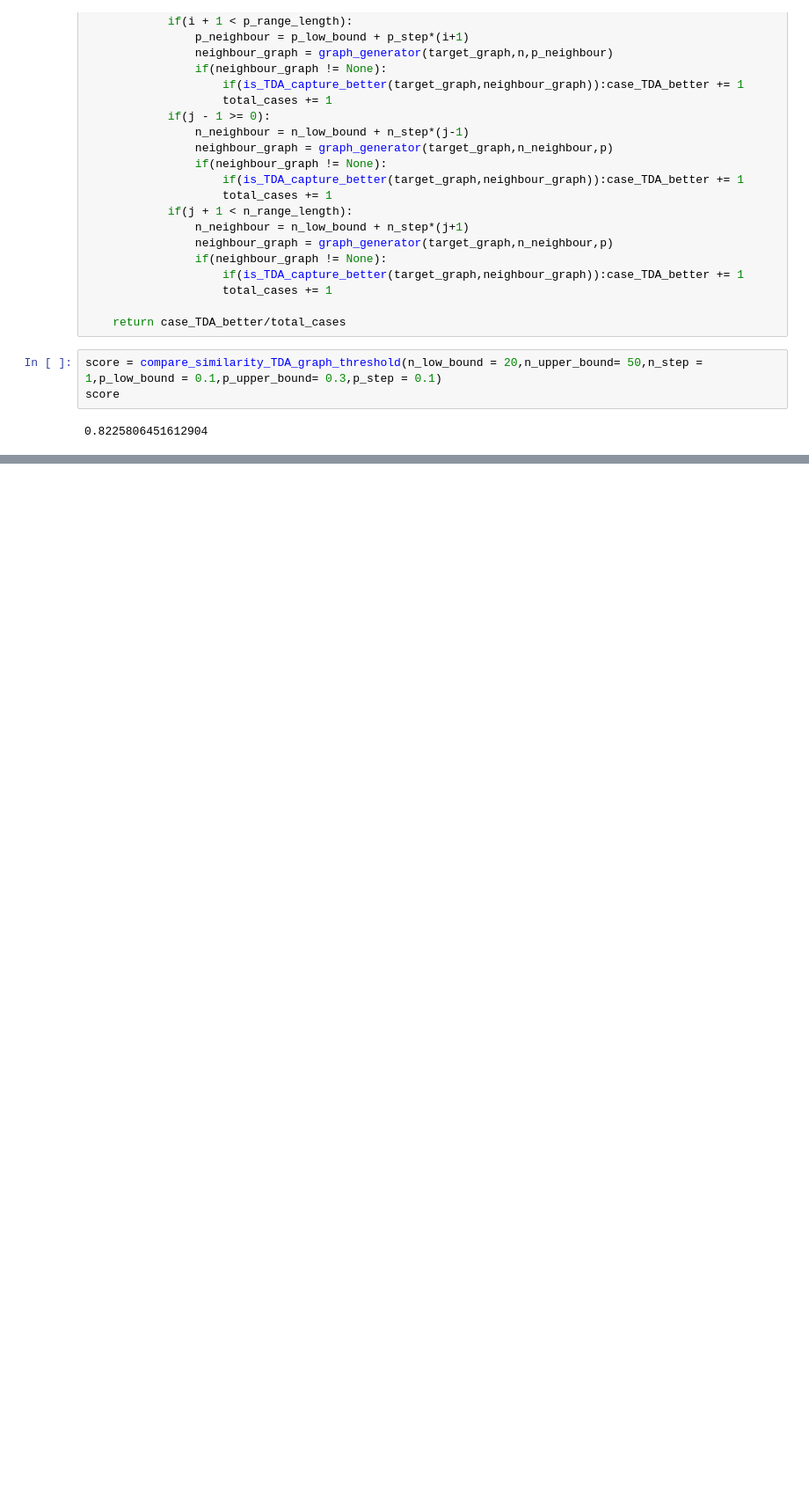
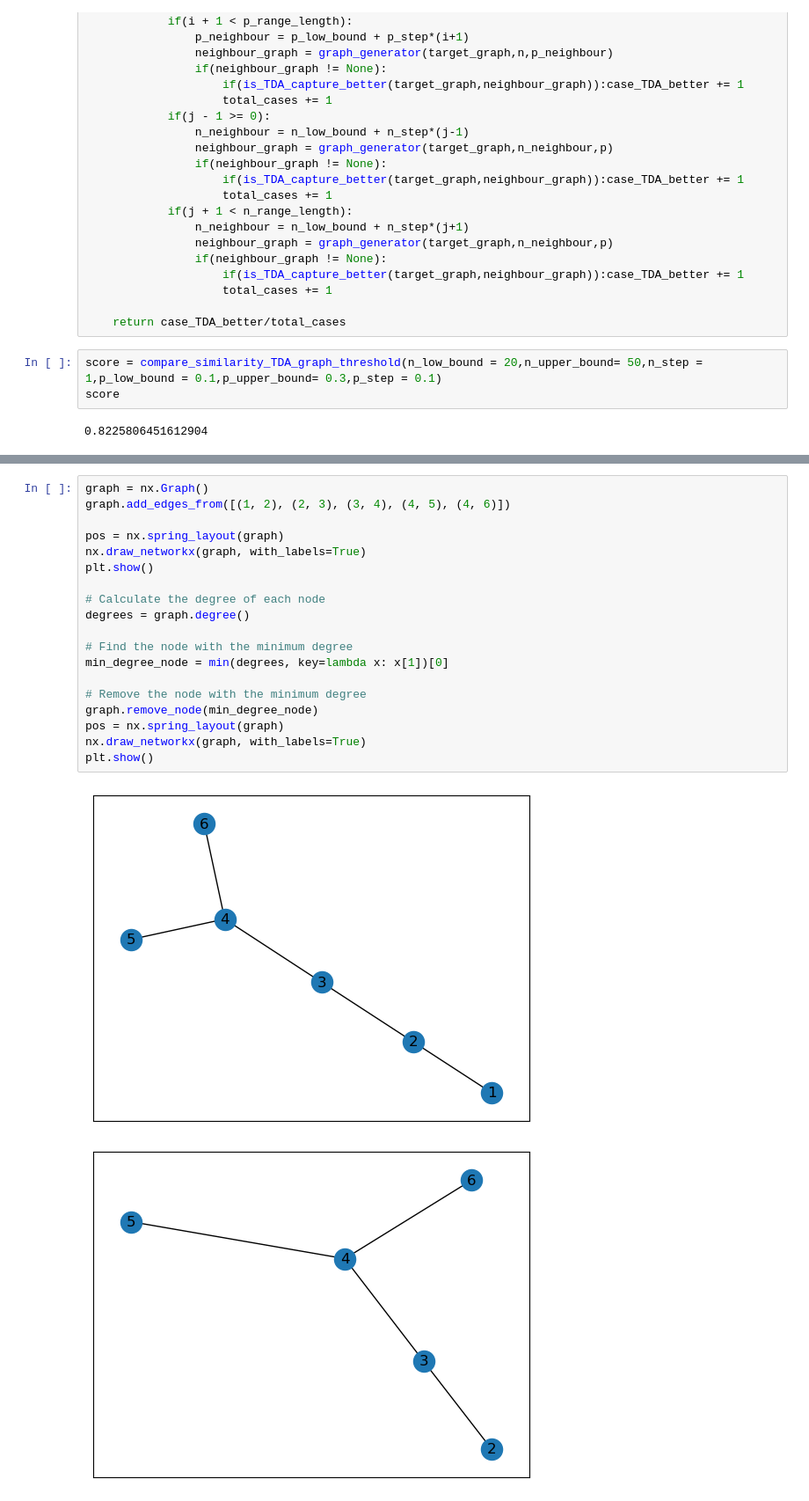
Before and after one commit to benjaminnNgo/TDASimilarityProof, a Jupyter notebook: TDAProof.ipynb, the cells around one changed output, grey strips where cells are left out. Shown at 88% size. Drawn from its saved outputs; the diff is of its cells as text; blank space fills up the shorter version.

```diff
--- a/TDAProof.ipynb
+++ b/TDAProof.ipynb
@@ -228,0 +260,22 @@ score
+# %%
+graph = nx.Graph()
+graph.add_edges_from([(1, 2), (2, 3), (3, 4), (4, 5), (4, 6)])
+
+pos = nx.spring_layout(graph)
+nx.draw_networkx(graph, with_labels=True)
+plt.show()
+
+# Calculate the degree of each node
+degrees = graph.degree()
+
+# Find the node with the minimum degree
+min_degree_node = min(degrees, key=lambda x: x[1])[0]
+
+# Remove the node with the minimum degree
+graph.remove_node(min_degree_node)
+pos = nx.spring_layout(graph)
+nx.draw_networkx(graph, with_labels=True)
+plt.show()
+# %% [output]
+[figure, added]
+[figure, added]
```
Also changed, not shown: parts of 19 cells of this notebook, 2 other files.
